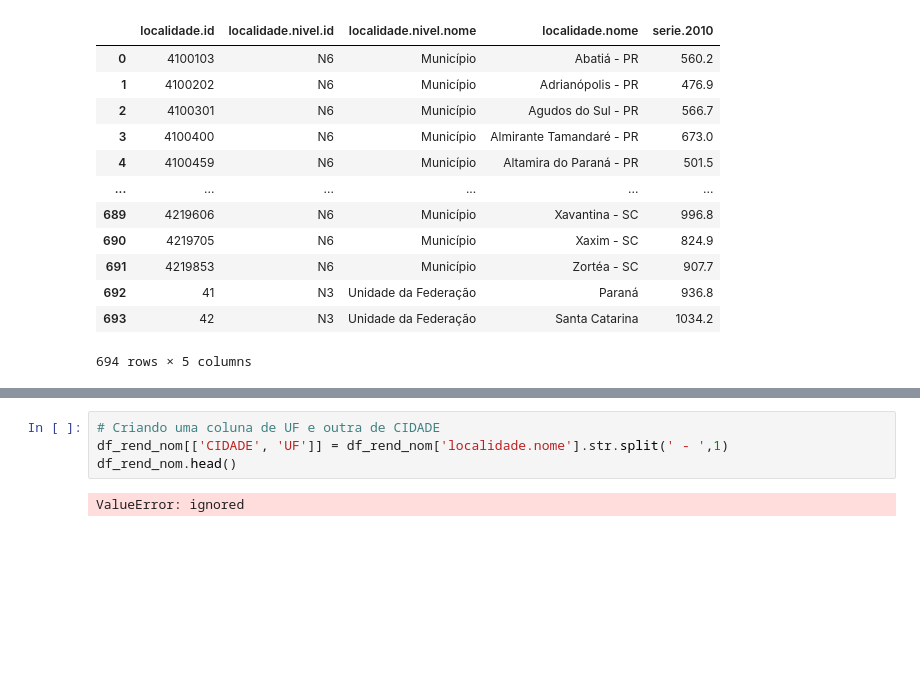
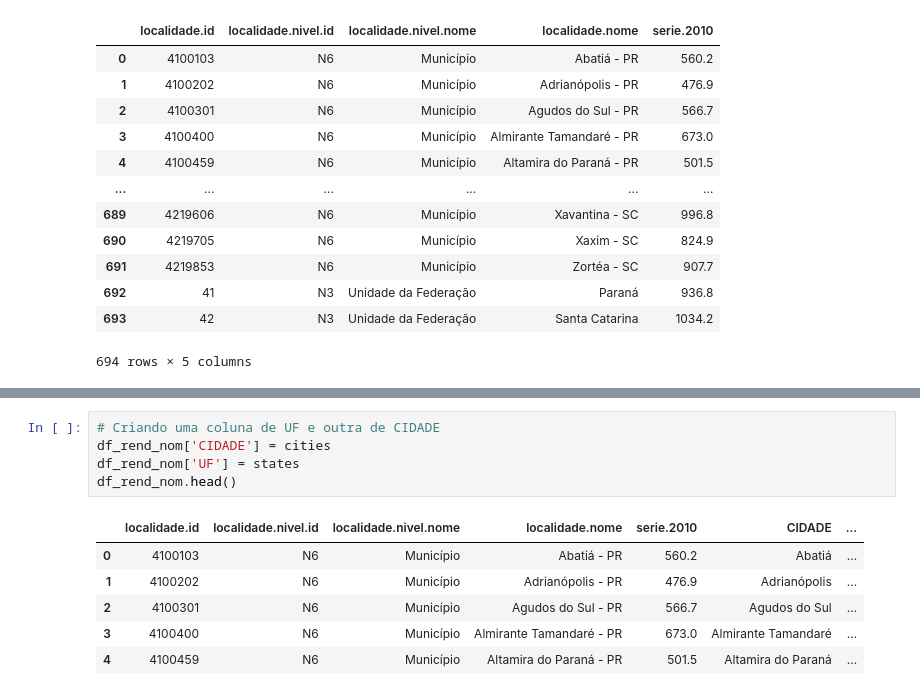
Before and after one commit to williambrunos/Mandacaru-Dev-Cacto, a Jupyter notebook: Atividade-2/Atividade_2_Cacto.ipynb, the cells around one changed output, grey strips where cells are left out. Saved outputs shown, nothing was run; the diff lists cells and outputs as text; blank space fills up the shorter version.

```diff
--- a/Atividade-2/Atividade_2_Cacto.ipynb
+++ b/Atividade-2/Atividade_2_Cacto.ipynb
@@ -111,9 +113,15 @@ IndexError: ignored
 # %%
 # Criando uma coluna de UF e outra de CIDADE
-df_rend_nom[['CIDADE', 'UF']] = df_rend_nom['localidade.nome'].str.split(' - ',1)
+df_rend_nom['CIDADE'] = cities
+df_rend_nom['UF'] = states
 df_rend_nom.head()
 # %% [output]
-ValueError: ignored
+|  | localidade.id | localidade.nivel.id | localidade.nivel.nome | localidade.nome | serie.2010 | CIDADE | ... |
+| 0 | 4100103 | N6 | Município | Abatiá - PR | 560.2 | Abatiá | ... |
+| 1 | 4100202 | N6 | Município | Adrianópolis - PR | 476.9 | Adrianópolis | ... |
+| 2 | 4100301 | N6 | Município | Agudos do Sul - PR | 566.7 | Agudos do Sul | ... |
+| 3 | 4100400 | N6 | Município | Almirante Tamandaré - PR | 673.0 | Almirante Tamandaré | ... |
+| 4 | 4100459 | N6 | Município | Altamira do Paraná - PR | 501.5 | Altamira do Paraná | ... |
 # %%
 # Realizando pré-processamento nos dados
 df_rend_nom.drop(columns=[df_rend_nom.columns[1],
```
Also changed, not shown: parts of 10 cells of this notebook.
